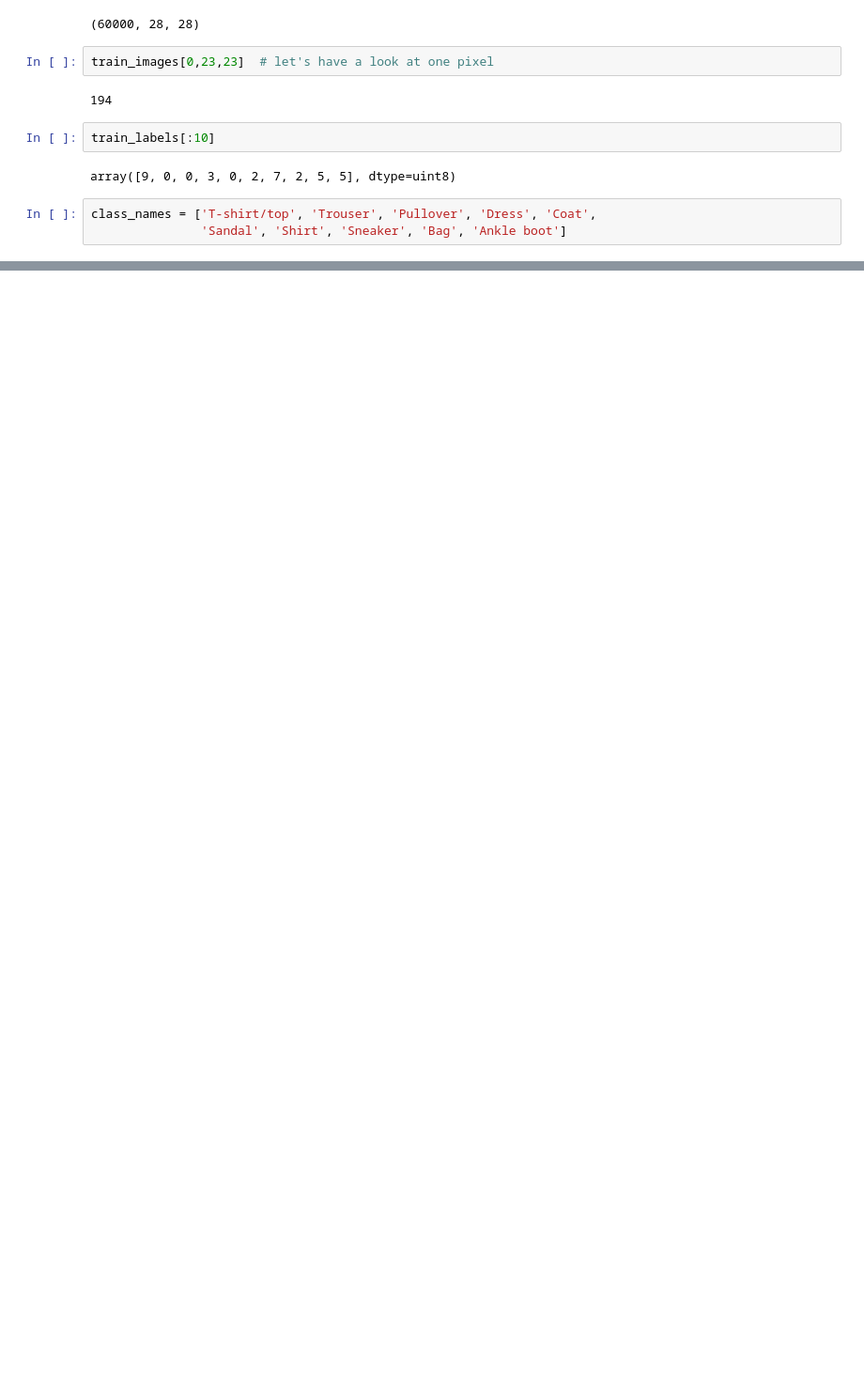
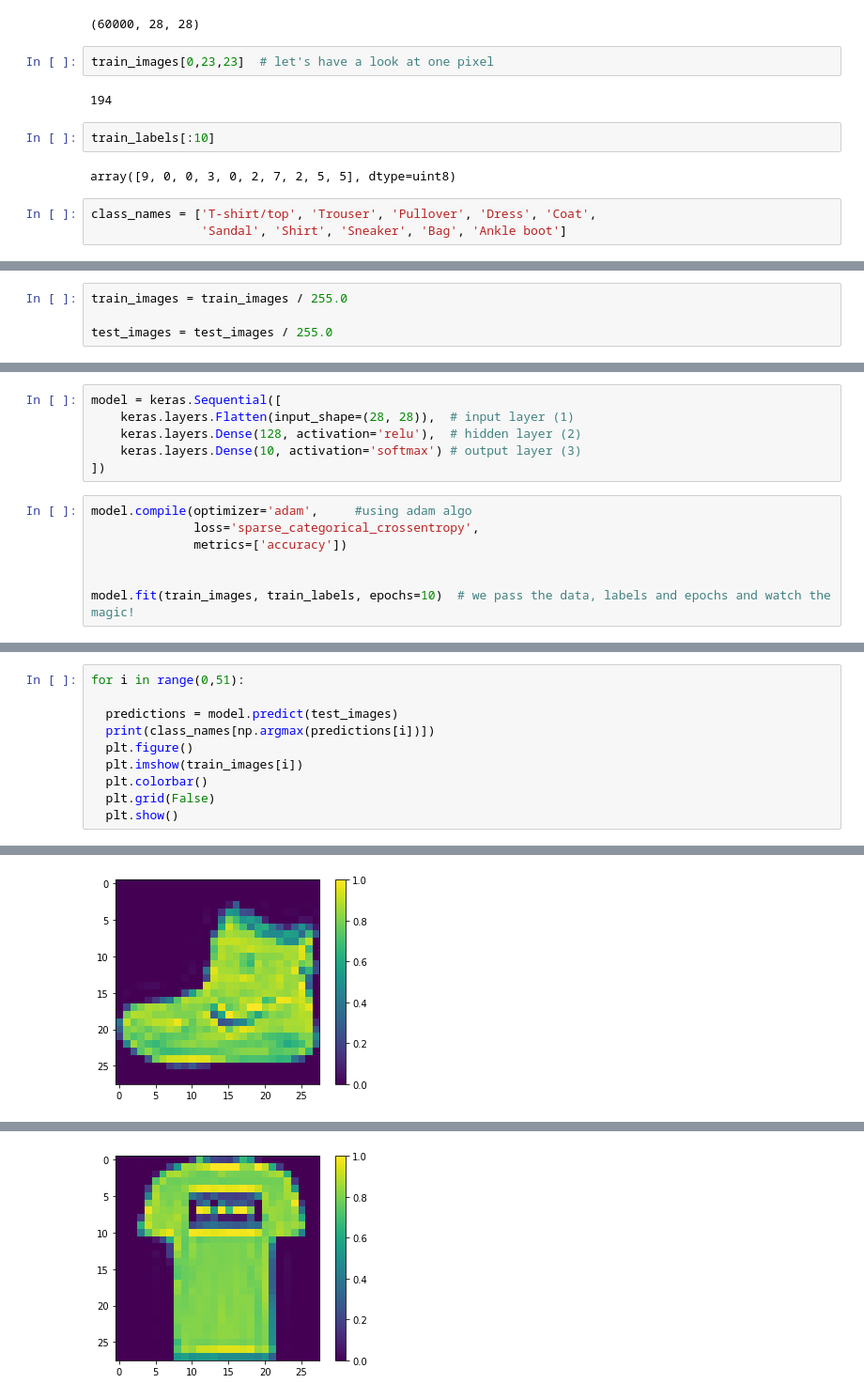
Before and after one commit to Moksh45/TensorFlow, a Jupyter notebook: Neural_Networks.ipynb, the cells around one changed output, grey strips where cells are left out. Shown: that part at 94% size. Drawn from its saved outputs; the diff is of its cells as text; blank space fills up the shorter version.

```diff
--- a/Neural_Networks.ipynb
+++ b/Neural_Networks.ipynb
@@ -49,3 +49,7 @@ plt.grid(False)
 plt.show()
 # %% [output]
 [figure]
+# %%
+train_images = train_images / 255.0
+
+test_images = test_images / 255.0
@@ -51,0 +58,13 @@ plt.show()
+# %%
+model = keras.Sequential([
+    keras.layers.Flatten(input_shape=(28, 28)),  # input layer (1)
+    keras.layers.Dense(128, activation='relu'),  # hidden layer (2)
+    keras.layers.Dense(10, activation='softmax') # output layer (3)
+])
+# %%
+model.compile(optimizer='adam',     #using adam algo
+              loss='sparse_categorical_crossentropy',
+              metrics=['accuracy'])
+
+
+model.fit(train_images, train_labels, epochs=10)  # we pass the data, labels and epochs and watch the magic!
@@ -51,0 +102,11 @@ plt.show()
+# %%
+for i in range(0,51):
+
+  predictions = model.predict(test_images)
+  print(class_names[np.argmax(predictions[i])])
+  plt.figure()
+  plt.imshow(train_images[i])
+  plt.colorbar()
+  plt.grid(False)
+  plt.show()
+# %% [output]
@@ -51,0 +115 @@ plt.show()
+[figure, added]
@@ -51,0 +118 @@ plt.show()
+[figure, added]
```
Also changed, not shown: parts of 8 cells of this notebook.
